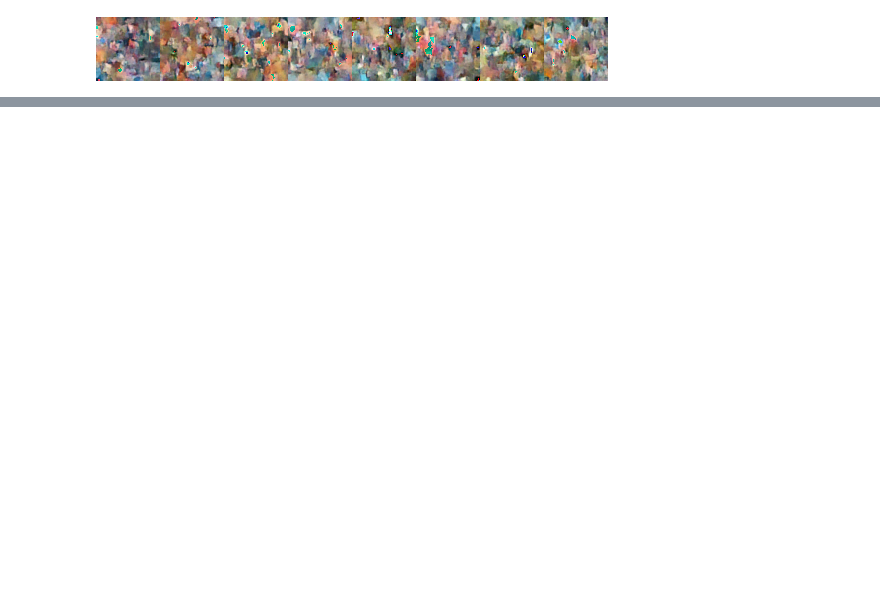
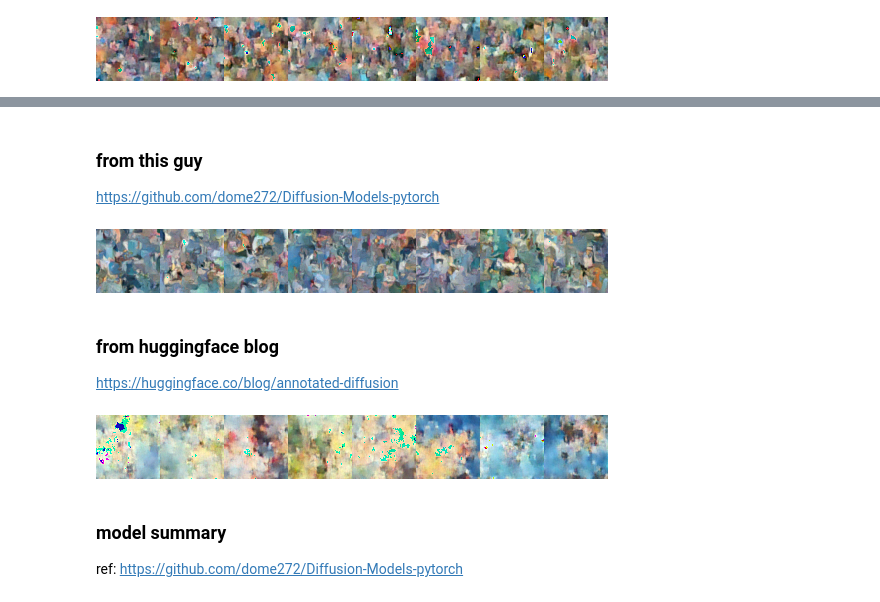
Before and after one commit to davegrays/goku, a Jupyter notebook: training.ipynb, the cells around one changed output, grey strips where cells are left out. Saved outputs shown, nothing was run; the diff lists cells and outputs as text; code cells hidden in the pictures; blank space fills up the shorter version.

```diff
--- a/training.ipynb
+++ b/training.ipynb
@@ -191,0 +121,3 @@ from torchsummary import summary
+# %% [markdown]
+### from this guy
+https://github.com/dome272/Diffusion-Models-pytorch
@@ -192 +130,29 @@ from torchsummary import summary
+# %%
+# produce a set of random images
+x = torch.randn((8, 3, 64, 64)).to("cuda")
+x_denoised = dm.denoise_fully(x, steps=200)
+grid = image_grid(x_denoised, rows=1, cols=len(x_denoised))
+grid
+# %% [output]
+[figure, added]
+# %% [markdown]
+### from huggingface blog
+https://huggingface.co/blog/annotated-diffusion
+# %%
+# load saved model
+from diffusion_from_scratch.unet_hf import UncondUNet
+model = UncondUNet(64)
+model.load_state_dict(torch.load("data/model_new_t500_e50.pt"))
+dm = DiffusionModel(t_steps=500, dataset_path="data/miyazaki", model=model)
+# %%
+# produce a set of random images
+x = torch.randn((8, 3, 64, 64)).to("cuda")
+x_denoised = dm.denoise_fully(x, steps=500)
+grid = image_grid(x_denoised, rows=1, cols=len(x_denoised))
+grid
+# %% [output]
+[figure, added]
+# %% [markdown]
+### model summary
+ref: https://github.com/dome272/Diffusion-Models-pytorch
 # %%
```
Also changed, not shown: parts of 15 cells of this notebook.
